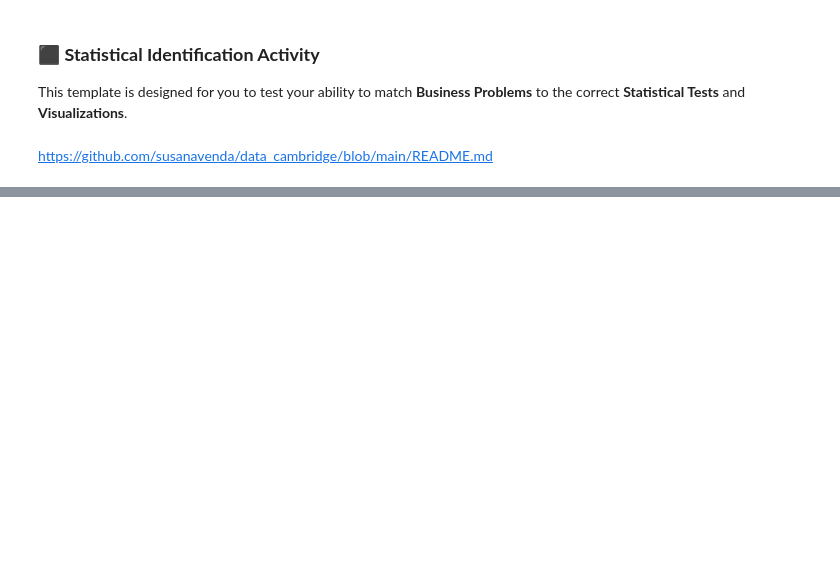
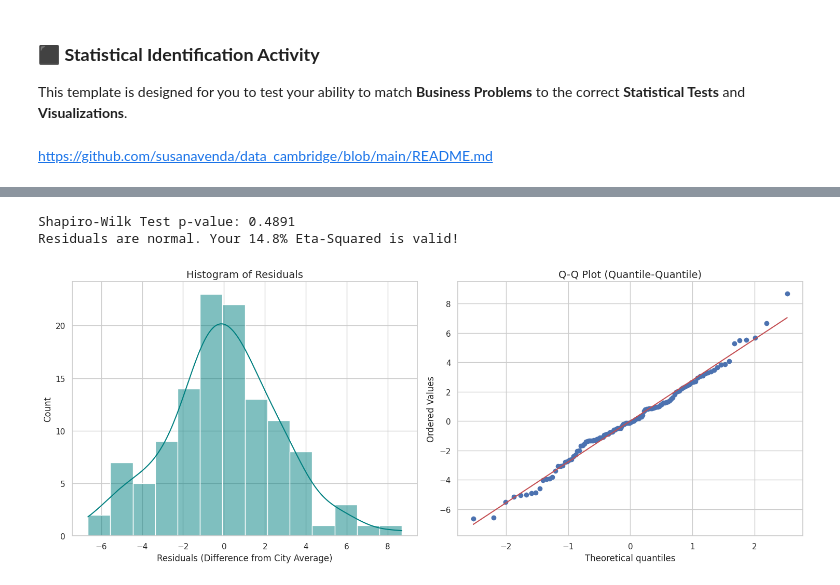
Before and after one commit to susanavenda/data_cambridge, a Jupyter notebook: myactivity.ipynb, the cells around one changed output, grey strips where cells are left out. Saved outputs shown, nothing was run; the diff lists cells and outputs as text; code cells hidden in the pictures; blank space fills up the shorter version.

```diff
--- a/myactivity.ipynb
+++ b/myactivity.ipynb
@@ -633,0 +204,35 @@ dtype: object
+# %%
+# Check if the residuals (errors) follow a Bell Curve
+# High p-value here means your ANOVA results are RELIABLE.
+residuals = model.resid
+stat, p_val = stats.shapiro(residuals)
+
+# 1. Extract residuals from your fitted model
+# (Assuming 'model' is your ols fit: model = ols('Y ~ C(City)', data=dataset).fit())
+residuals = model.resid
+
+# 2. Setup a 1x2 figure for side-by-side comparison
+fig, axes = plt.subplots(1, 2, figsize=(15, 6))
+
+# --- PLOT 1: The Histogram (The "Bell Curve" Test) ---
+# This shows the actual shape of your errors.
+sns.histplot(residuals, kde=True, ax=axes[0], color='teal')
+axes[0].set_title('Histogram of Residuals', fontsize=14)
+axes[0].set_xlabel('Residuals (Difference from City Average)')
+
+# --- PLOT 2: The Q-Q Plot (The "Linearity" Test) ---
+# If the blue dots follow the red line, your data is Normal.
+stats.probplot(residuals, dist="norm", plot=axes[1])
+axes[1].set_title('Q-Q Plot (Quantile-Quantile)', fontsize=14)
+
+plt.tight_layout()
+
+print(f"Shapiro-Wilk Test p-value: {p_val:.4f}")
+if p_val > 0.05:
+    print("Residuals are normal. Your 14.8% Eta-Squared is valid!")
+else:
+    print("Warning: Residuals are not normal. ANOVA results may be biased.")
+# %% [output]
+Shapiro-Wilk Test p-value: 0.4891
+Residuals are normal. Your 14.8% Eta-Squared is valid!
+[figure, added]
```
Also changed, not shown: parts of 36 cells of this notebook.
